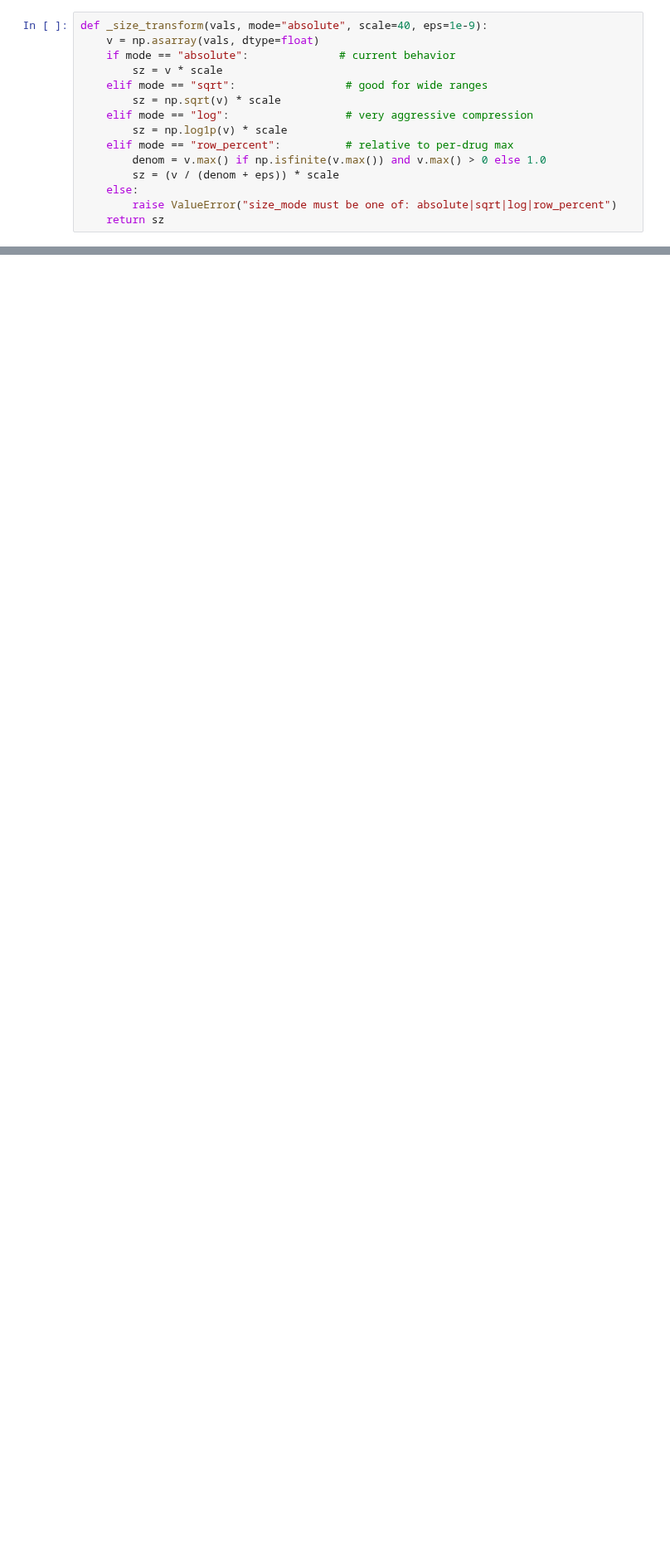
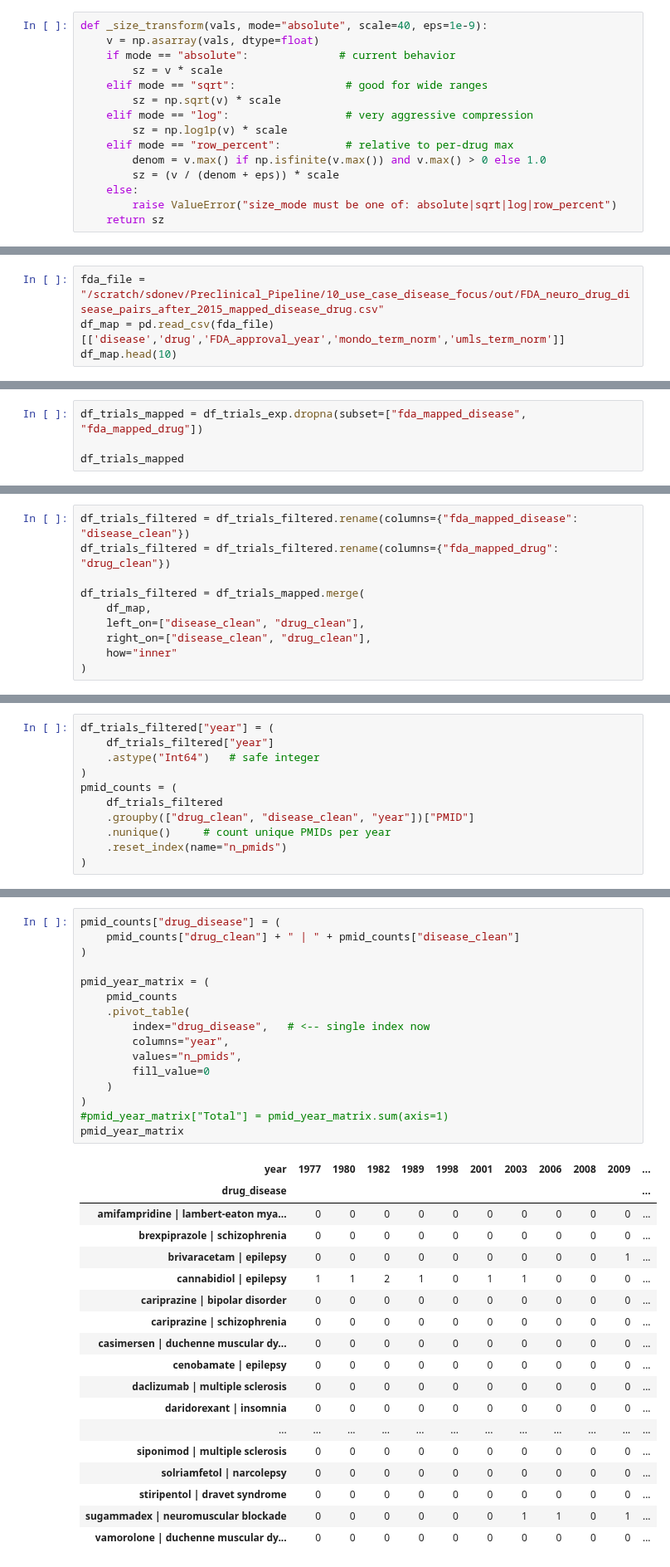
Before and after one commit to Ineichen-Group/Preclinical_DrugDisease_Translation_Pipeline, a Jupyter notebook: 10_use_case_disease_focus/Timeline_Analysis.ipynb, the cells around one changed output, grey strips where cells are left out. Shown at 83% size. Drawn from its saved outputs; the diff is of its cells as text; blank space fills up the shorter version.

```diff
--- a/10_use_case_disease_focus/Timeline_Analysis.ipynb
+++ b/10_use_case_disease_focus/Timeline_Analysis.ipynb
@@ -414,0 +531,4 @@ Saved plot to: viz/top_10_drug_timeline_preclinical.png
+# %%
+fda_file = "/scratch/sdonev/Preclinical_Pipeline/10_use_case_disease_focus/out/FDA_neuro_drug_disease_pairs_after_2015_mapped_disease_drug.csv"
+df_map = pd.read_csv(fda_file)[['disease','drug','FDA_approval_year','mondo_term_norm','umls_term_norm']]
+df_map.head(10)
@@ -414,0 +668,4 @@ Saved plot to: viz/top_10_drug_timeline_preclinical.png
+# %%
+df_trials_mapped = df_trials_exp.dropna(subset=["fda_mapped_disease", "fda_mapped_drug"])
+
+df_trials_mapped
@@ -414,0 +686,10 @@ Saved plot to: viz/top_10_drug_timeline_preclinical.png
+# %%
+df_trials_filtered = df_trials_filtered.rename(columns={"fda_mapped_disease": "disease_clean"})
+df_trials_filtered = df_trials_filtered.rename(columns={"fda_mapped_drug": "drug_clean"})
+
+df_trials_filtered = df_trials_mapped.merge(
+    df_map,
+    left_on=["disease_clean", "drug_clean"],
+    right_on=["disease_clean", "drug_clean"],
+    how="inner"
+)
@@ -414,0 +729,11 @@ Saved plot to: viz/top_10_drug_timeline_preclinical.png
+# %%
+df_trials_filtered["year"] = (
+    df_trials_filtered["year"]
+    .astype("Int64")   # safe integer
+)
+pmid_counts = (
+    df_trials_filtered
+    .groupby(["drug_clean", "disease_clean", "year"])["PMID"]
+    .nunique()     # count unique PMIDs per year
+    .reset_index(name="n_pmids")
+)
@@ -414,0 +756,35 @@ Saved plot to: viz/top_10_drug_timeline_preclinical.png
+# %%
+pmid_counts["drug_disease"] = (
+    pmid_counts["drug_clean"] + " | " + pmid_counts["disease_clean"]
+)
+
+pmid_year_matrix = (
+    pmid_counts
+    .pivot_table(
+        index="drug_disease",   # <-- single index now
+        columns="year",
+        values="n_pmids",
+        fill_value=0
+    )
+)
+#pmid_year_matrix["Total"] = pmid_year_matrix.sum(axis=1)
+pmid_year_matrix
+# %% [output]
+| year | 1977 | 1980 | 1982 | 1989 | 1998 | 2001 | 2003 | 2006 | 2008 | 2009 | ... |
+| drug_disease |  |  |  |  |  |  |  |  |  |  | ... |
+| amifampridine | lambert-eaton mya... | 0 | 0 | 0 | 0 | 0 | 0 | 0 | 0 | 0 | 0 | ... |
+| brexpiprazole | schizophrenia | 0 | 0 | 0 | 0 | 0 | 0 | 0 | 0 | 0 | 0 | ... |
+| brivaracetam | epilepsy | 0 | 0 | 0 | 0 | 0 | 0 | 0 | 0 | 0 | 1 | ... |
+| cannabidiol | epilepsy | 1 | 1 | 2 | 1 | 0 | 1 | 1 | 0 | 0 | 0 | ... |
+| cariprazine | bipolar disorder | 0 | 0 | 0 | 0 | 0 | 0 | 0 | 0 | 0 | 0 | ... |
+| cariprazine | schizophrenia | 0 | 0 | 0 | 0 | 0 | 0 | 0 | 0 | 0 | 0 | ... |
+| casimersen | duchenne muscular dy... | 0 | 0 | 0 | 0 | 0 | 0 | 0 | 0 | 0 | 0 | ... |
+| cenobamate | epilepsy | 0 | 0 | 0 | 0 | 0 | 0 | 0 | 0 | 0 | 0 | ... |
+| daclizumab | multiple sclerosis | 0 | 0 | 0 | 0 | 0 | 0 | 0 | 0 | 0 | 0 | ... |
+| daridorexant | insomnia | 0 | 0 | 0 | 0 | 0 | 0 | 0 | 0 | 0 | 0 | ... |
+| ... | ... | ... | ... | ... | ... | ... | ... | ... | ... | ... | ... |
+| siponimod | multiple sclerosis | 0 | 0 | 0 | 0 | 0 | 0 | 0 | 0 | 0 | 0 | ... |
+| solriamfetol | narcolepsy | 0 | 0 | 0 | 0 | 0 | 0 | 0 | 0 | 0 | 0 | ... |
+| stiripentol | dravet syndrome | 0 | 0 | 0 | 0 | 0 | 0 | 0 | 0 | 0 | 0 | ... |
+| sugammadex | neuromuscular blockade | 0 | 0 | 0 | 0 | 0 | 0 | 1 | 1 | 0 | 1 | ... |
+| vamorolone | duchenne muscular dy... | 0 | 0 | 0 | 0 | 0 | 0 | 0 | 0 | 0 | 0 | ... |
```
Also changed, not shown: parts of 39 cells of this notebook, 3 other files.
